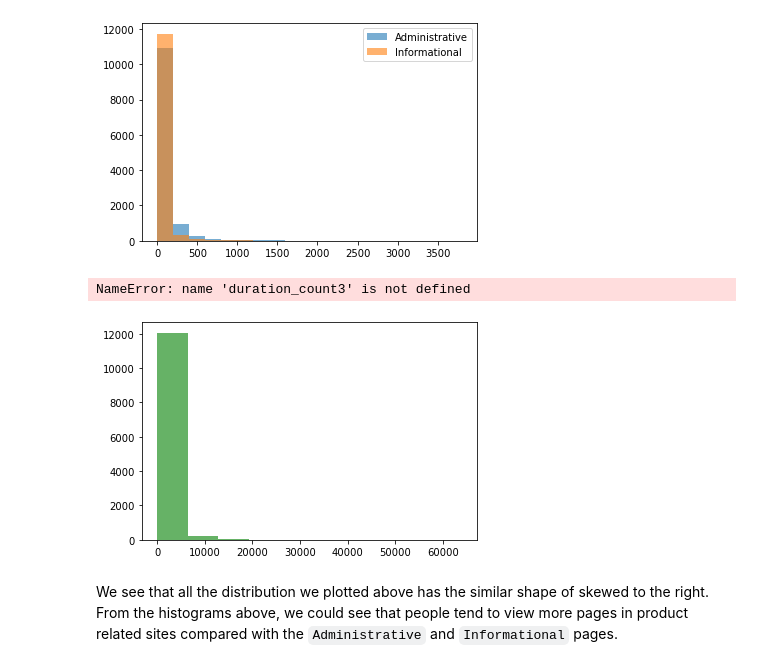
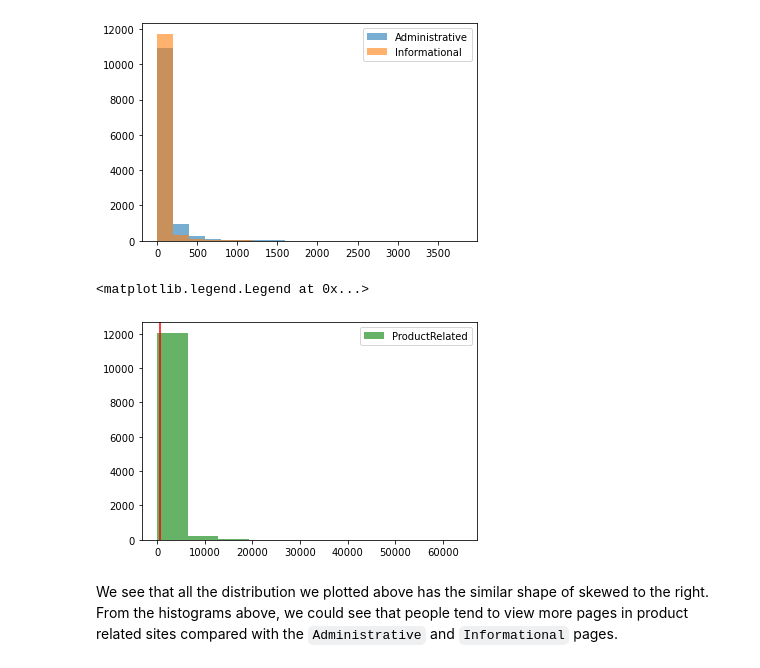
Before and after one commit to COGS118A/Group014-Sp22, a Jupyter notebook: Checkpoint_group014.ipynb, the cells around one changed output. Saved outputs shown, nothing was run; the diff lists cells and outputs as text; code cells hidden in the pictures.

```diff
--- a/Checkpoint_group014.ipynb
+++ b/Checkpoint_group014.ipynb
@@ -218,11 +218,12 @@ plt.legend()
 [figure]
 # %%
 plt.hist(df['ProductRelated_Duration'],alpha = 0.6,label = "ProductRelated",color = 'g')
+duration_count3 = df['ProductRelated_Duration'].median()
 plt.axvline(x = duration_count3, color = 'r') # red line indicating the median value
 plt.legend()
 # %% [output]
-NameError: name 'duration_count3' is not defined
+<matplotlib.legend.Legend at 0x...>
-[figure, old version]
+[figure, new version]
 # %% [markdown]
 We see that all the distribution we plotted above has the similar shape of skewed to the right. From the  histograms above, we could see that people tend to view more pages in product related sites compared with the `Administrative` and `Informational` pages.
 # %% [markdown]
```
Also changed, not shown: parts of 35 cells of this notebook, 2 other files.
